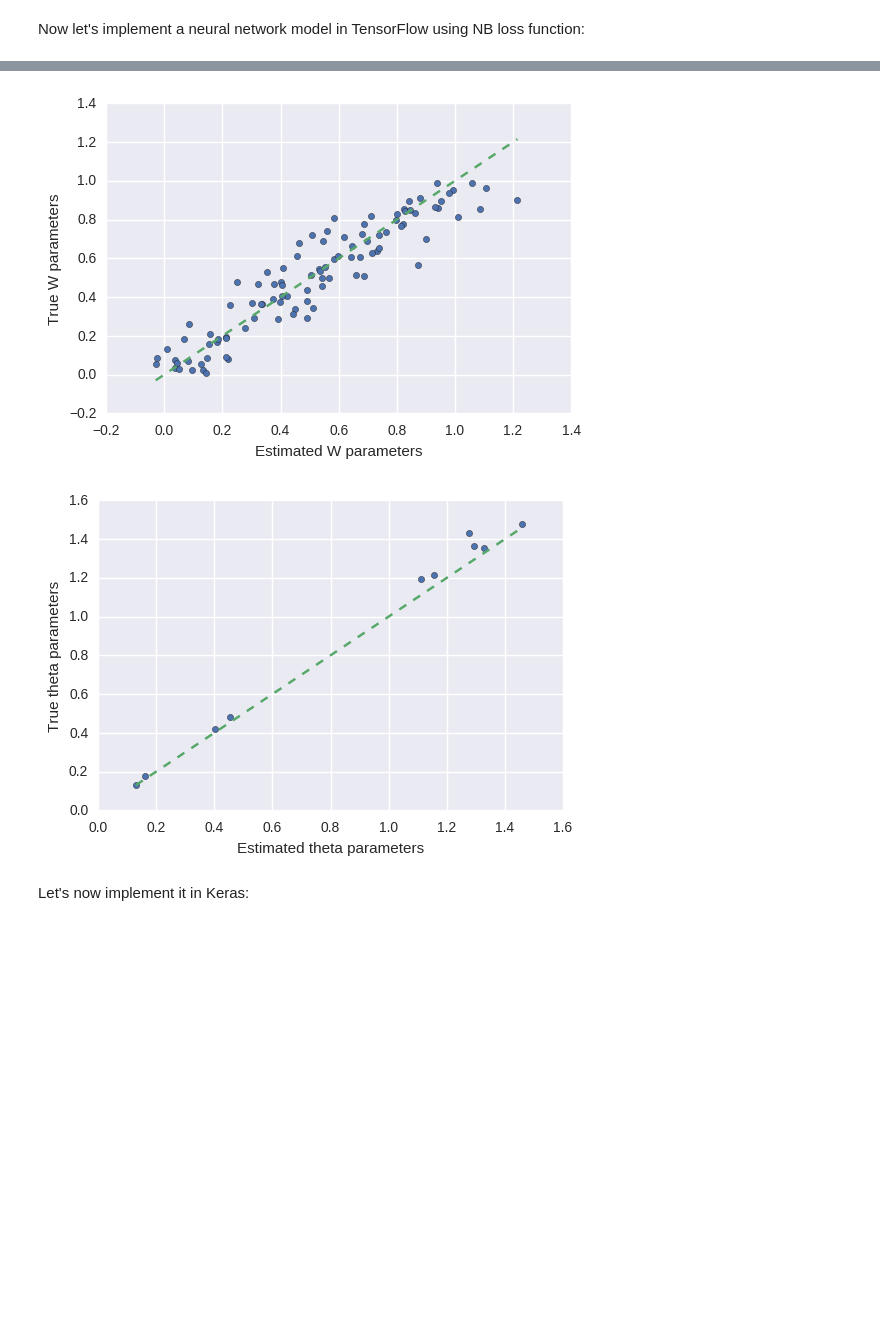
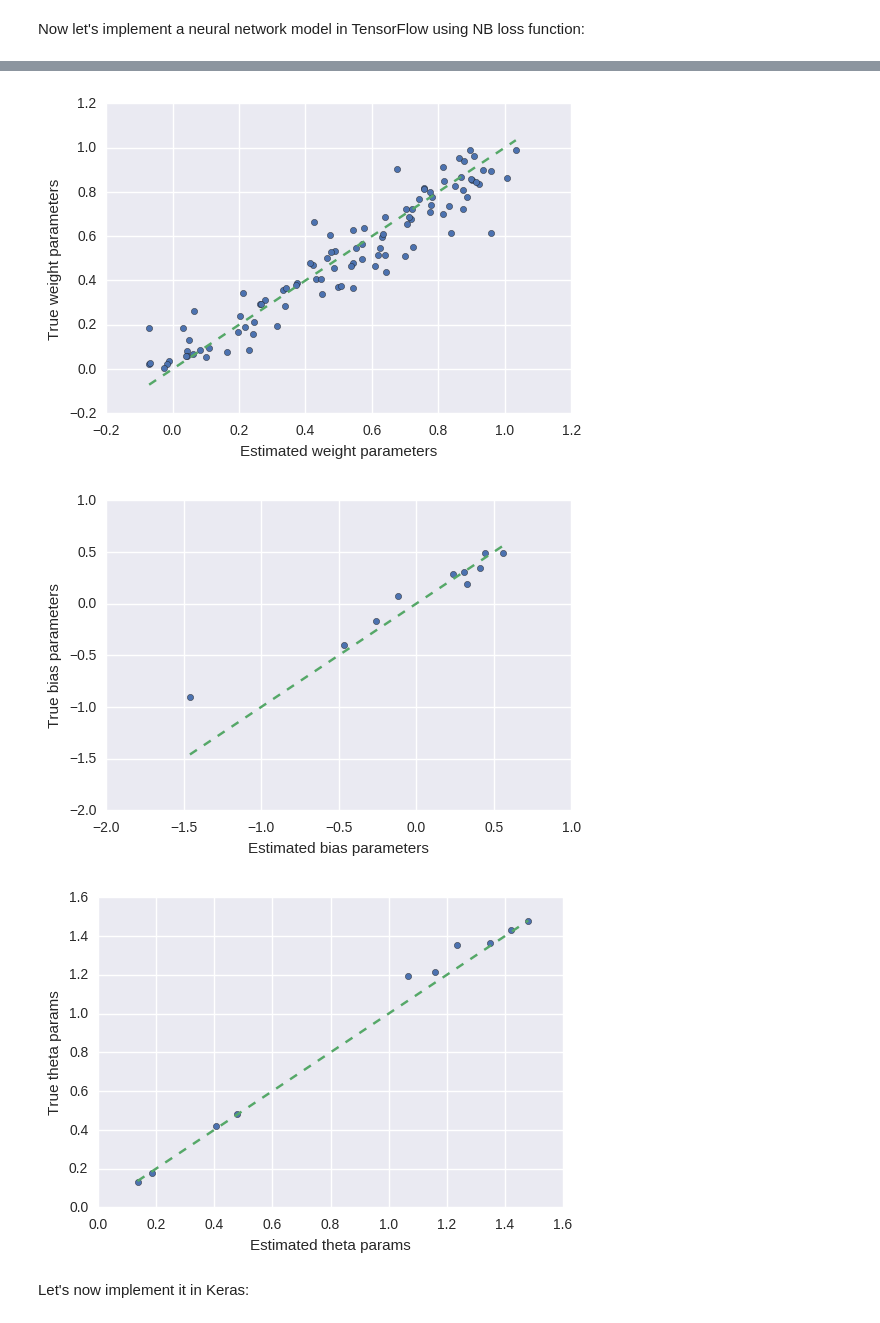
Before and after one commit to gokceneraslan/neuralnet_countmodels, a Jupyter notebook: Deep count models with TensorFlow and Keras.ipynb, the cells around one changed output, grey strips where cells are left out. Drawn from its saved outputs; the diff is of its cells as text; code cells hidden in the pictures; blank space fills up the shorter version.

Commit message:
Add a scale_factor to nbinom loss to balance learning rates and refactor parameter visualization

```diff
--- a/Deep count models with TensorFlow and Keras.ipynb
+++ b/Deep count models with TensorFlow and Keras.ipynb
@@ -303,7 +308,7 @@ dispersion = np.random.uniform(0, 2, [1, num_out])
 
 X = np.random.uniform(0, 1, (num_sample, num_feat)).astype(np.float32)
 W = np.random.uniform(0, 1, (num_feat, num_out)).astype(np.float32)
-b = np.zeros([num_out]) + 0.0
+b = np.random.uniform(-1, 1, (1, num_out)).astype(np.float32)
 y_mean = np.exp(np.dot(X, W) + b)
 y_disp = np.zeros_like(y_mean) + dispersion
 
@@ -318,3 +325,10 @@ print(Y[:5])
+# %%
+def visualize(x, y, x_label, y_label):
+    plt.scatter(x, y)
+    plt.plot([min(x), max(x)], [(min(x)), max(x)], "g--") #poor man's abline
+    plt.xlabel(x_label)
+    plt.ylabel(y_label)
+    plt.show()
 # %% [markdown]
 Now let's implement a neural network model in TensorFlow using NB loss function:
 # %%
@@ -328,10 +342,8 @@ with tf.Session() as sess:
                                        activation_fn=tf.exp,
                                        scope='fc')
 
-    nb_theta = tf.Variable(tf.random_normal([1, num_out], 0, 0.1),
-                           dtype=tf.float32, name='theta')
-    nb_loss, nb_theta2 = nbinom_closure(nb_theta, debug=True)
-
+    nb_loss, nb_theta = nbinom_closure(theta_init=tf.zeros([1, num_out]),
+                                       debug=True)
     loss = nb_loss(Y, predictions)
     slim.losses.add_loss(loss)
     tf.summary.scalar('loss', loss)
@@ -340,13 +352,12 @@ with tf.Session() as sess:
     train_op = slim.learning.create_train_op(loss, optimizer)
 
     [tf.summary.histogram(x.name, x) for x in slim.get_model_variables()]
-
     summary_ops = tf.summary.merge_all()
 
     sess.run(tf.global_variables_initializer())
     swriter = tf.summary.FileWriter('logs_tf', sess.graph)
 
-    for i in range(5000):
+    for i in range(6000):
         start_time = time.time()
         step_loss, summaries = sess.run([train_op, summary_ops])
         swriter.add_summary(summaries)
@@ -354,24 +365,21 @@ with tf.Session() as sess:
         duration = time.time() - start_time
 
         if i % 1000 == 0:
-            print('step {:d} - vallos = {:.3f}, ({:.3f} sec/step)'
+            print('Step {:d} - nbinom loss = {:.3f}, ({:.3f} sec/step)'
                   .format(i, step_loss, duration))
     swriter.close()
 
-    x = slim.get_model_variables(scope='fc')[0].eval().reshape(-1)
+    x = slim.get_variables_by_name('fc/weights')[0].eval().reshape(-1)
     y = W.reshape(-1)
-    plt.scatter(x, y)
-    plt.plot([min(x), max(x)], [(min(x)), max(x)], "g--") #poor man's abline
-    plt.xlabel('Estimated W parameters')
-    _ = plt.ylabel('True W parameters')
-    plt.show()
+    visualize(x, y, 'Estimated weight parameters', 'True weight parameters')
 
-    x = nb_theta2.eval().reshape(-1)
+    x = slim.get_variables_by_name('fc/biases')[0].eval().reshape(-1)
+    y = b.reshape(-1)
+    visualize(x, y, 'Estimated bias parameters', 'True bias parameters')
+
+    x = nb_theta.eval().reshape(-1)
     y = dispersion.reshape(-1)
-    plt.scatter(x, y)
-    plt.plot([min(x), max(x)], [(min(x)), max(x)], "g--") #poor man's abline
-    plt.xlabel('Estimated theta parameters')
-    _ = plt.ylabel('True theta parameters')
+    visualize(x, y, 'Estimated theta params', 'True theta params')
 # %% [output]
 INFO:tensorflow:Summary name fc/weights:0 is illegal; using fc/weights_0 instead.
 INFO:tensorflow:Summary name fc/biases:0 is illegal; using fc/biases_0 instead.
@@ -383,5 +392,6 @@ step 4000 - vallos = 3.433, (0.026 sec/step)
-[figure, old version]
+[figure, new version]
-[figure, old version]
+[figure, new version]
+[figure, added]
 # %% [markdown]
 Let's now implement it in Keras:
 # %%
```
Also changed, not shown: parts of 10 cells of this notebook.
